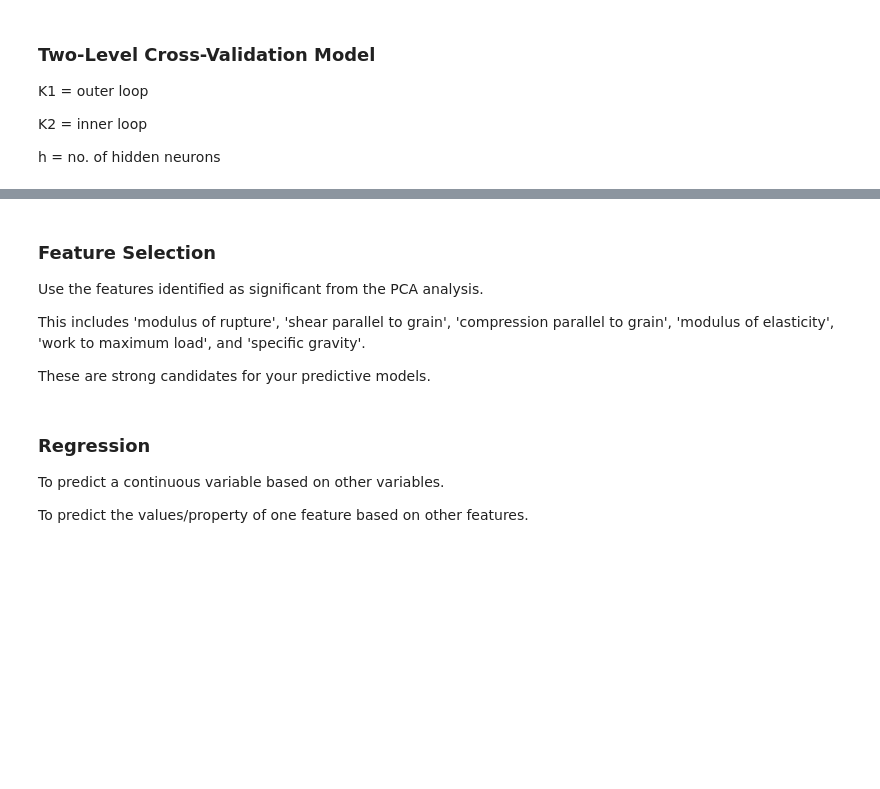
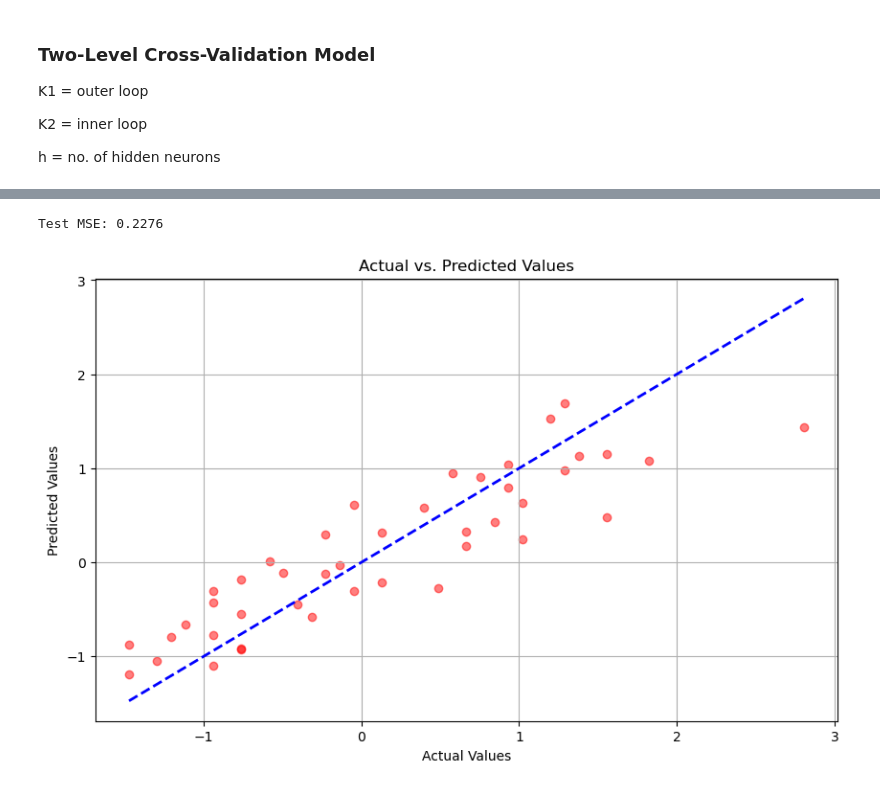
Before and after one commit to JohnOng123/02450-Project-2, a Jupyter notebook: Regression_Part_B.ipynb, the cells around one changed output, grey strips where cells are left out. Cells and saved outputs as stored; diff of their text form; code cells hidden in the pictures; blank space fills up the shorter version.

Commit message:
Updated code with specific_gravity as target variable

```diff
--- a/Regression_Part_B.ipynb
+++ b/Regression_Part_B.ipynb
@@ -384,14 +391,48 @@ plt.show()
-# %% [markdown]
-### Feature Selection
-
-Use the features identified as significant from the PCA analysis.
-
-This includes 'modulus of rupture', 'shear parallel to grain', 'compression parallel to grain', 'modulus of elasticity', 'work to maximum load', and 'specific gravity'.
-
-These are strong candidates for your predictive models.
-# %% [markdown]
-### Regression
-
-To predict a continuous variable based on other variables.
-
-To predict the values/property of one feature based on other features.
+# %%
+# Train the final model using the best h on the entire training data
+best_h = max(set([result[1] for result in results]), key=[result[1] for result in results].count)
+final_model = ANN(X_train_tensor.shape[1], best_h)
+optimizer = optim.Adam(final_model.parameters(), lr=0.001)
+criterion = nn.MSELoss()
+
+for epoch in range(100):  # More epochs since we are now training on the full dataset
+    final_model.train()
+    optimizer.zero_grad()
+    outputs = final_model(X_train_tensor)
+    loss = criterion(outputs, y_train_tensor)
+    loss.backward()
+    optimizer.step()
+
+# Evaluate on the test data
+final_model.eval()
+with torch.no_grad():
+    test_outputs = final_model(X_test_tensor)
+    test_error = mean_squared_error(y_test_tensor.numpy(), test_outputs.numpy())
+    print(f"Test MSE: {test_error:.4f}")
+# %% [output]
+Test MSE: 0.2276
+# %%
+import matplotlib.pyplot as plt
+
+# Assume you have already these tensors:
+# y_test_tensor: actual target values in the test set
+# test_outputs: model's predictions on the test set
+
+# Convert tensors to numpy arrays for plotting if they aren't already
+actual = y_test_tensor.numpy().flatten()  # Flatten to ensure it's a 1D array
+predicted = test_outputs.numpy().flatten()
+
+# Create a scatter plot
+plt.figure(figsize=(10, 6))
+plt.scatter(actual, predicted, alpha=0.5, color='red')  # you can adjust alpha for point transparency
+plt.title('Actual vs. Predicted Values')
+plt.xlabel('Actual Values')
+plt.ylabel('Predicted Values')
+
+# Draw a line of perfect predictions
+plt.plot([actual.min(), actual.max()], [actual.min(), actual.max()], 'blue', lw=2, linestyle='--')
+plt.grid(True)
+
+plt.show()
+# %% [output]
+[figure, added]
```
Also changed, not shown: parts of 6 cells of this notebook.
